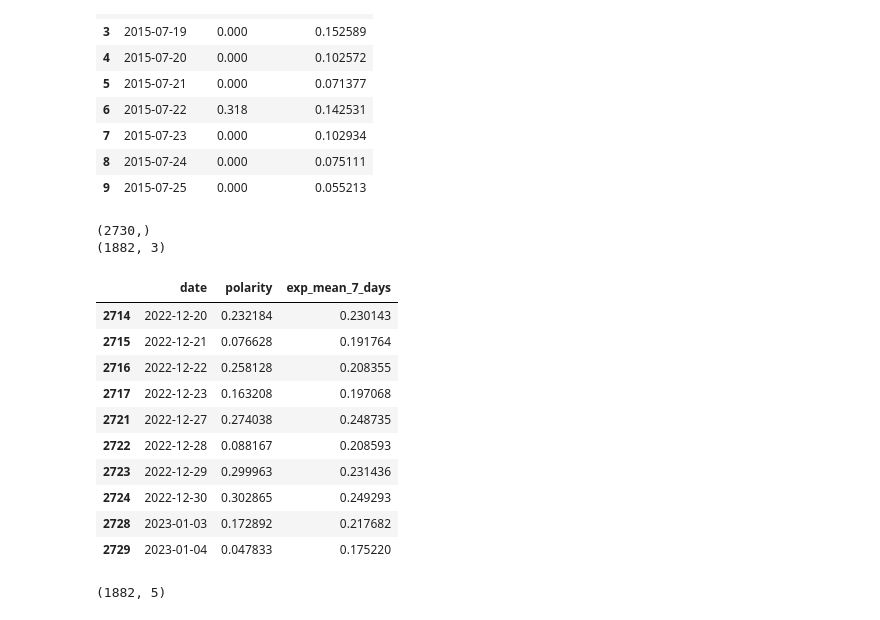
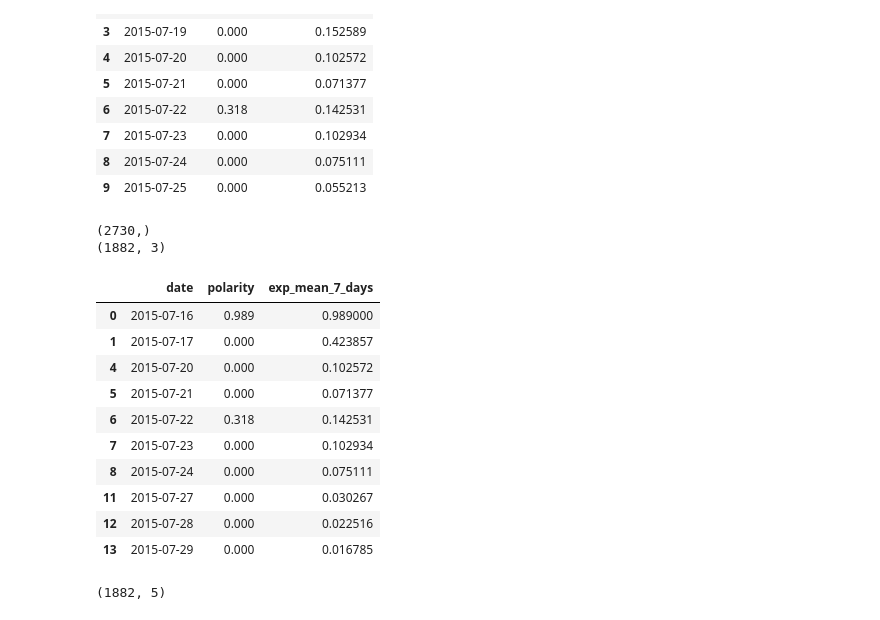
Before and after one commit to ludvigdoeser/scalableMLproject, a Jupyter notebook: News.ipynb, the cells around one changed output. Drawn from its saved outputs; the diff is of its cells as text; code cells hidden in the pictures.

```diff
--- a/News.ipynb
+++ b/News.ipynb
@@ -745,29 +747,29 @@ df_news.head(n=10)
 # %%
 # Get a boolean array of all business days
 isBusinessDay, is_open = extract_business_day(start_date='2015-07-16',end_date = '2023-01-04')
 print(np.shape(is_open))
 
 # Invert the mask to be able to drop all non-buisiness days
 is_open = [not i for i in is_open]
 
 # Use the mask to filter the rows of the DataFrame
 filtered_df = df_news.drop(df_news[is_open].index)
 print(np.shape(filtered_df))
-filtered_df.tail(n=10)
+filtered_df.head(n=10)
 # %% [output]
 (2730,)
 (1882, 3)
 |  | date | polarity | exp_mean_7_days |
-| 2714 | 2022-12-20 | 0.232184 | 0.230143 |
-| 2715 | 2022-12-21 | 0.076628 | 0.191764 |
-| 2716 | 2022-12-22 | 0.258128 | 0.208355 |
-| 2717 | 2022-12-23 | 0.163208 | 0.197068 |
-| 2721 | 2022-12-27 | 0.274038 | 0.248735 |
-| 2722 | 2022-12-28 | 0.088167 | 0.208593 |
-| 2723 | 2022-12-29 | 0.299963 | 0.231436 |
-| 2724 | 2022-12-30 | 0.302865 | 0.249293 |
-| 2728 | 2023-01-03 | 0.172892 | 0.217682 |
-| 2729 | 2023-01-04 | 0.047833 | 0.175220 |
+| 0 | 2015-07-16 | 0.989 | 0.989000 |
+| 1 | 2015-07-17 | 0.000 | 0.423857 |
+| 4 | 2015-07-20 | 0.000 | 0.102572 |
+| 5 | 2015-07-21 | 0.000 | 0.071377 |
+| 6 | 2015-07-22 | 0.318 | 0.142531 |
+| 7 | 2015-07-23 | 0.000 | 0.102934 |
+| 8 | 2015-07-24 | 0.000 | 0.075111 |
+| 11 | 2015-07-27 | 0.000 | 0.030267 |
+| 12 | 2015-07-28 | 0.000 | 0.022516 |
+| 13 | 2015-07-29 | 0.000 | 0.016785 |
 # %%
 tesla_df = data.iloc[:]
 tesla_df.index = tesla_df.index.strftime('%Y-%m-%d')
```
Also changed, not shown: parts of 44 cells of this notebook, 6 other files.
